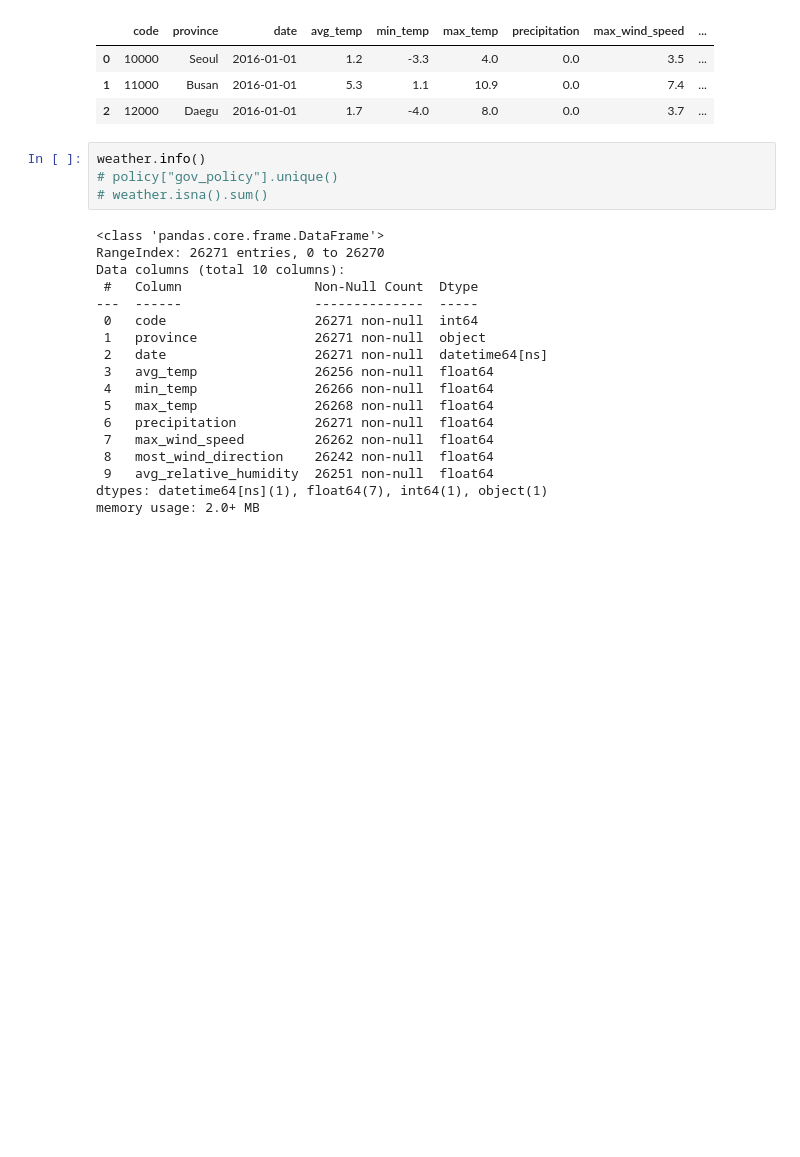
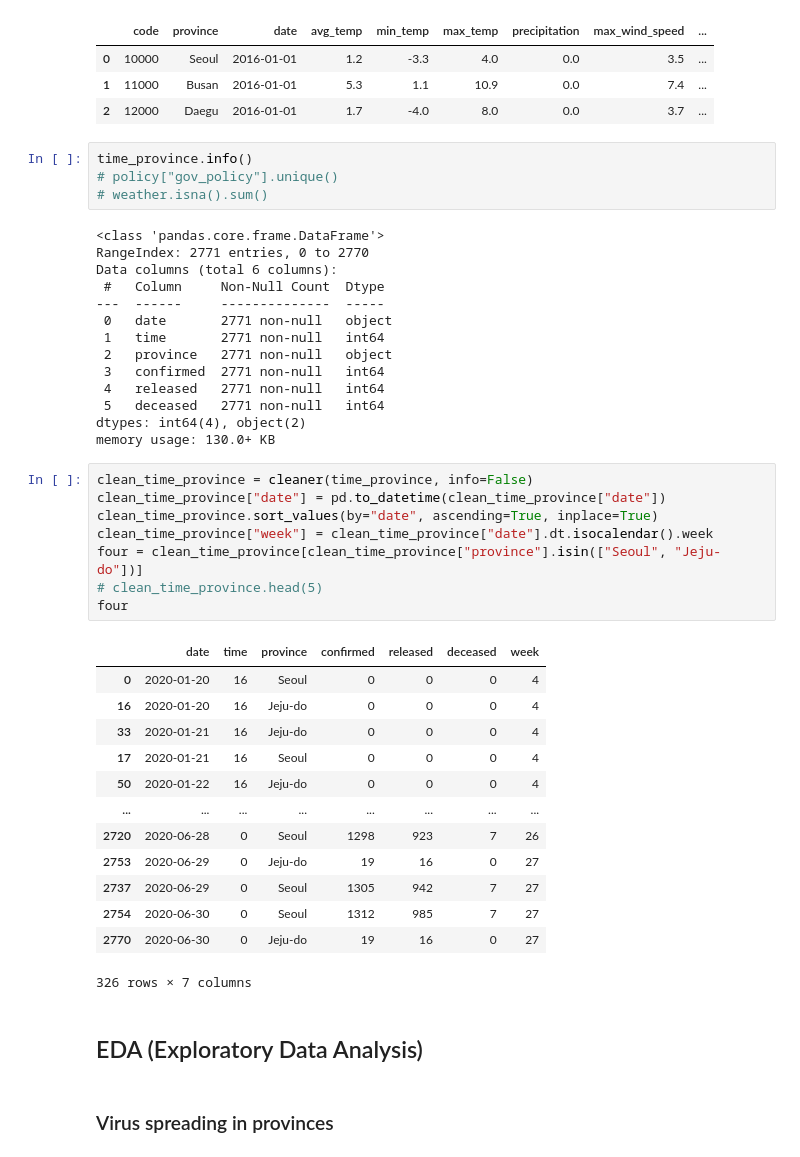
Before and after one commit to ShariYo/Modul1_Sprint4, a Jupyter notebook: project/main.ipynb, the cells around one changed output. Cells and saved outputs as stored; diff of their text form; blank space fills up the shorter version.

```diff
--- a/project/main.ipynb
+++ b/project/main.ipynb
@@ -73,24 +77,46 @@ weather.head(3)
 | 1 | 11000 | Busan | 2016-01-01 | 5.3 | 1.1 | 10.9 | 0.0 | 7.4 | ... |
 | 2 | 12000 | Daegu | 2016-01-01 | 1.7 | -4.0 | 8.0 | 0.0 | 3.7 | ... |
 # %%
-weather.info()
+time_province.info()
 # policy["gov_policy"].unique()
 # weather.isna().sum()
 # %% [output]
 <class 'pandas.core.frame.DataFrame'>
-RangeIndex: 26271 entries, 0 to 26270
-Data columns (total 10 columns):
- #   Column                 Non-Null Count  Dtype
----  ------                 --------------  -----
- 0   code                   26271 non-null  int64
- 1   province               26271 non-null  object
- 2   date                   26271 non-null  datetime64[ns]
- 3   avg_temp               26256 non-null  float64
- 4   min_temp               26266 non-null  float64
- 5   max_temp               26268 non-null  float64
- 6   precipitation          26271 non-null  float64
- 7   max_wind_speed         26262 non-null  float64
- 8   most_wind_direction    26242 non-null  float64
- 9   avg_relative_humidity  26251 non-null  float64
-dtypes: datetime64[ns](1), float64(7), int64(1), object(1)
-memory usage: 2.0+ MB
+RangeIndex: 2771 entries, 0 to 2770
+Data columns (total 6 columns):
+ #   Column     Non-Null Count  Dtype
+---  ------     --------------  -----
+ 0   date       2771 non-null   object
+ 1   time       2771 non-null   int64
+ 2   province   2771 non-null   object
+ 3   confirmed  2771 non-null   int64
+ 4   released   2771 non-null   int64
+ 5   deceased   2771 non-null   int64
+dtypes: int64(4), object(2)
+memory usage: 130.0+ KB
+# %%
+clean_time_province = cleaner(time_province, info=False)
+clean_time_province["date"] = pd.to_datetime(clean_time_province["date"])
+clean_time_province.sort_values(by="date", ascending=True, inplace=True)
+clean_time_province["week"] = clean_time_province["date"].dt.isocalendar().week
+four = clean_time_province[clean_time_province["province"].isin(["Seoul", "Jeju-do"])]
+# clean_time_province.head(5)
+four
+# %% [output]
+|  | date | time | province | confirmed | released | deceased | week |
+| 0 | 2020-01-20 | 16 | Seoul | 0 | 0 | 0 | 4 |
+| 16 | 2020-01-20 | 16 | Jeju-do | 0 | 0 | 0 | 4 |
+| 33 | 2020-01-21 | 16 | Jeju-do | 0 | 0 | 0 | 4 |
+| 17 | 2020-01-21 | 16 | Seoul | 0 | 0 | 0 | 4 |
+| 50 | 2020-01-22 | 16 | Jeju-do | 0 | 0 | 0 | 4 |
+| ... | ... | ... | ... | ... | ... | ... | ... |
+| 2720 | 2020-06-28 | 0 | Seoul | 1298 | 923 | 7 | 26 |
+| 2753 | 2020-06-29 | 0 | Jeju-do | 19 | 16 | 0 | 27 |
+| 2737 | 2020-06-29 | 0 | Seoul | 1305 | 942 | 7 | 27 |
+| 2754 | 2020-06-30 | 0 | Seoul | 1312 | 985 | 7 | 27 |
+| 2770 | 2020-06-30 | 0 | Jeju-do | 19 | 16 | 0 | 27 |
+326 rows × 7 columns
+# %% [markdown]
+## EDA (Exploratory Data Analysis)
+# %% [markdown]
+### Virus spreading in provinces
```
Also changed, not shown: parts of 5 cells of this notebook, 1 other file.
